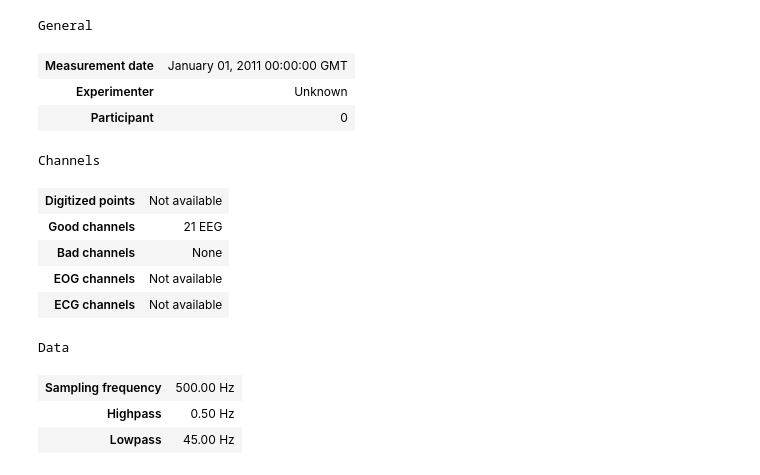
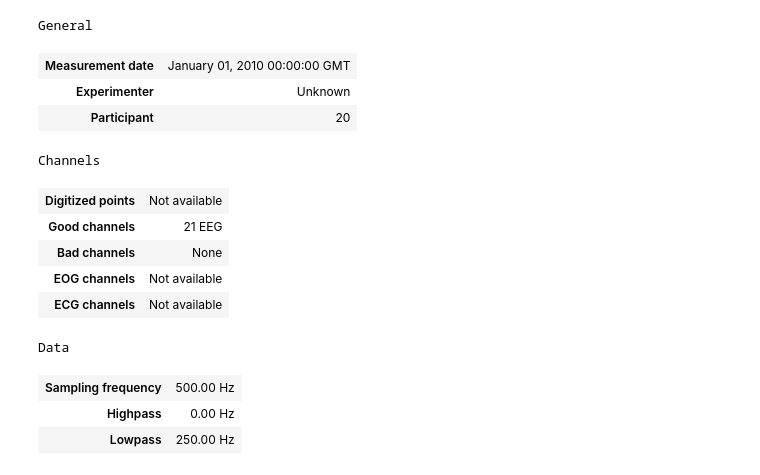
Before and after one commit to MahtabDastranj/EEG-analysis-during-mental-arithmetic-task, a Jupyter notebook: channel_checking.ipynb, the cells around one changed output. Saved outputs shown, nothing was run; the diff lists cells and outputs as text; code cells hidden in the pictures.

```diff
--- a/channel_checking.ipynb
+++ b/channel_checking.ipynb
@@ -25,17 +25,17 @@ import mne, scipy
 import pandas as pd
 import matplotlib.pyplot as plt
 # %%
-file_path = r"eeg-during-mental-arithmetic-tasks-1.0.0/Subject00_1.edf"
+file_path = r"eeg-during-mental-arithmetic-tasks-1.0.0/Subject27_2.edf"
 # Load the data
 raw_data = mne.io.read_raw_edf(file_path, preload=True, verbose=False)
 
 # Display basic information about the data
 raw_data.info
 # %% [output]
 General
-| Measurement date | January 01, 2011 00:00:00 GMT |
+| Measurement date | January 01, 2010 00:00:00 GMT |
 | Experimenter | Unknown |
-| Participant | 0 |
+| Participant | 20 |
 Channels
 | Digitized points | Not available |
 | Good channels | 21 EEG |
@@ -44,7 +44,7 @@ Channels
 | ECG channels | Not available |
 Data
 | Sampling frequency | 500.00 Hz |
-| Highpass | 0.50 Hz |
-| Lowpass | 45.00 Hz |
+| Highpass | 0.00 Hz |
+| Lowpass | 250.00 Hz |
 # %%
 # Plot raw EEG signals
```
Also changed, not shown: parts of 2 cells of this notebook.
